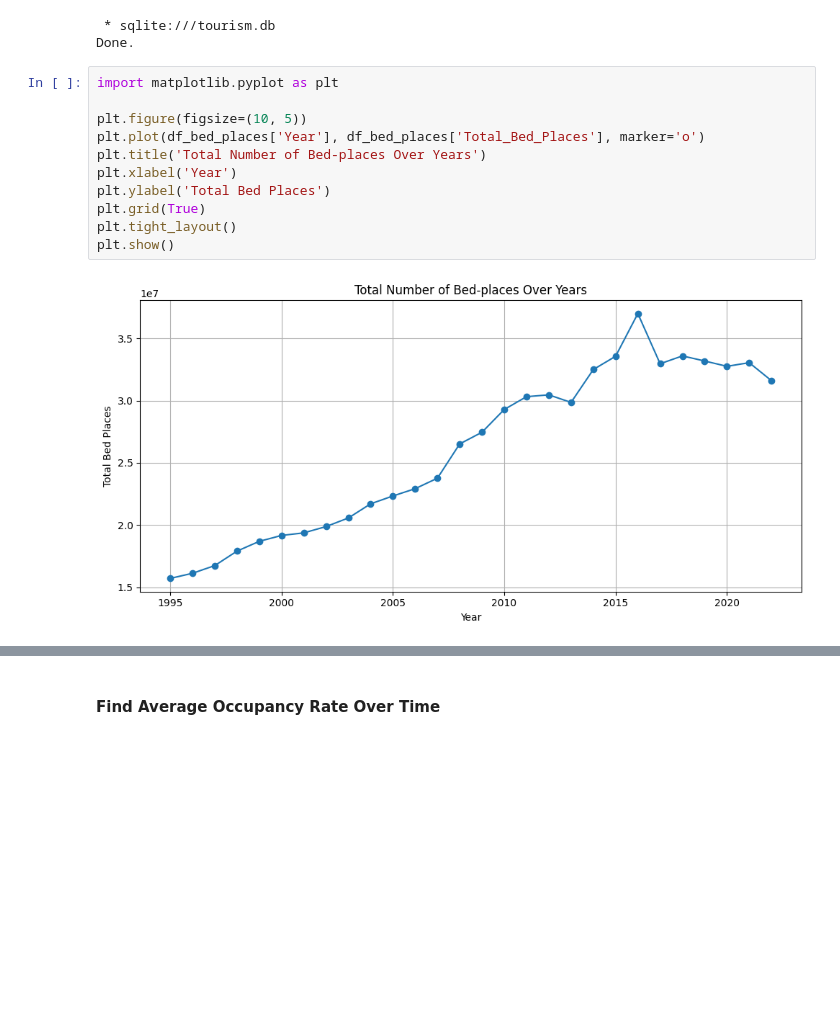
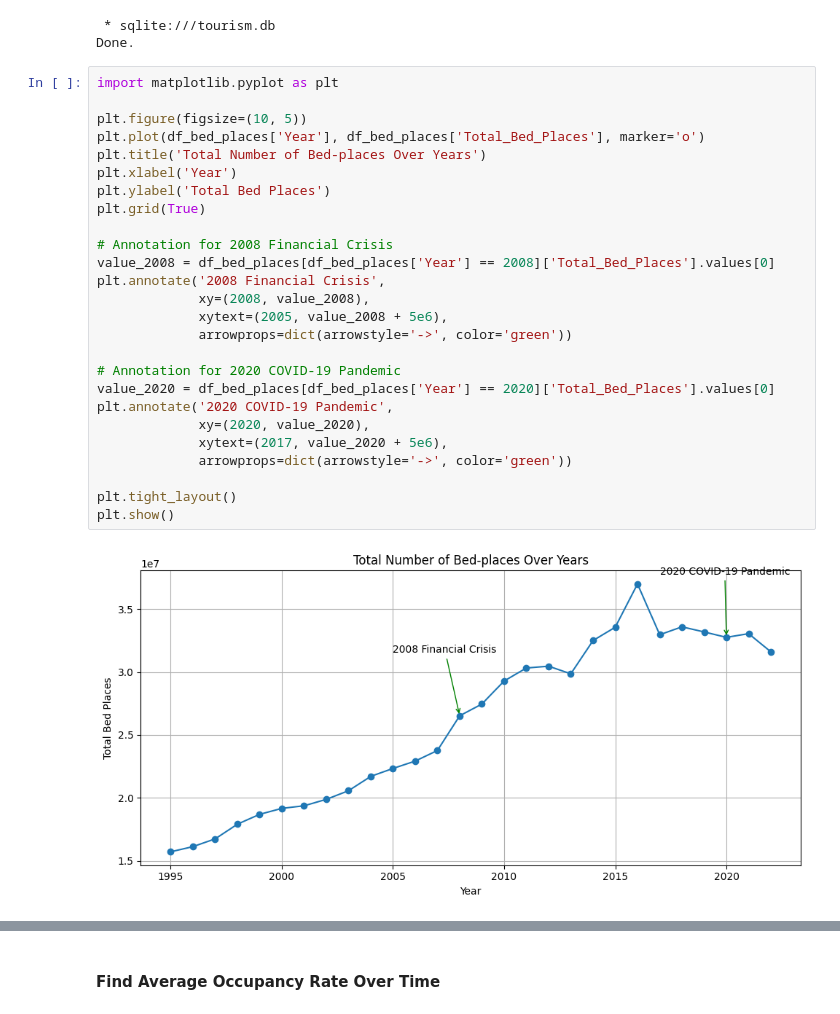
Before and after one commit to Fsepehrpour/Tourism-Analytics, a Jupyter notebook: 04-Tourism-Demand-Trend-Analysis/sql-analysis.ipynb, the cells around one changed output, grey strips where cells are left out. Cells and saved outputs as stored; diff of their text form; blank space fills up the shorter version.

```diff
--- a/04-Tourism-Demand-Trend-Analysis/sql-analysis.ipynb
+++ b/04-Tourism-Demand-Trend-Analysis/sql-analysis.ipynb
@@ -90,16 +90,31 @@ Done.
 # %%
 import matplotlib.pyplot as plt
 
 plt.figure(figsize=(10, 5))
 plt.plot(df_bed_places['Year'], df_bed_places['Total_Bed_Places'], marker='o')
 plt.title('Total Number of Bed-places Over Years')
 plt.xlabel('Year')
 plt.ylabel('Total Bed Places')
 plt.grid(True)
+
+# Annotation for 2008 Financial Crisis
+value_2008 = df_bed_places[df_bed_places['Year'] == 2008]['Total_Bed_Places'].values[0]
+plt.annotate('2008 Financial Crisis',
+             xy=(2008, value_2008),
+             xytext=(2005, value_2008 + 5e6),
+             arrowprops=dict(arrowstyle='->', color='green'))
+
+# Annotation for 2020 COVID-19 Pandemic
+value_2020 = df_bed_places[df_bed_places['Year'] == 2020]['Total_Bed_Places'].values[0]
+plt.annotate('2020 COVID-19 Pandemic',
+             xy=(2020, value_2020),
+             xytext=(2017, value_2020 + 5e6),
+             arrowprops=dict(arrowstyle='->', color='green'))
+
 plt.tight_layout()
 plt.show()
 # %% [output]
-[figure, old version]
+[figure, new version]
 # %%
 import plotly.express as px
 
```
Also changed, not shown: parts of 8 cells of this notebook, 3 other files.
